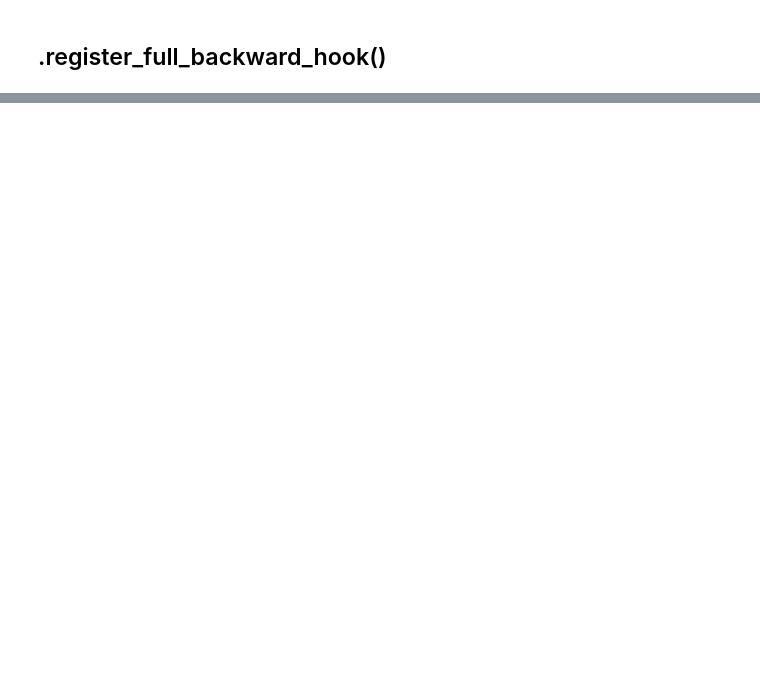
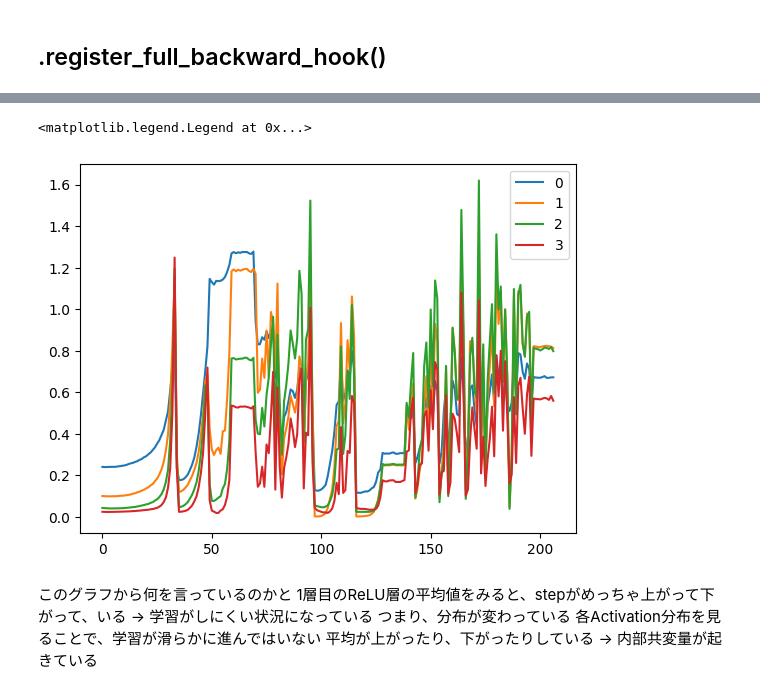
Before and after one commit to yunozon/deeplearing-study-kame, a Jupyter notebook: work/part6_batch_layer.ipynb, the cells around one changed output, grey strips where cells are left out. Cells and saved outputs as stored; diff of their text form; code cells hidden in the pictures; blank space fills up the shorter version.

```diff
--- a/work/part6_batch_layer.ipynb
+++ b/work/part6_batch_layer.ipynb
@@ -205,0 +280,16 @@ grads
+# %%
+# act_means   # [[], [], [], []]
+for act_std in act_stds:
+    plt.plot(act_std)
+
+plt.legend(range(len(act_std)))
+# %% [output]
+<matplotlib.legend.Legend at 0x...>
+[figure, added]
+# %% [markdown]
+このグラフから何を言っているのかと
+1層目のReLU層の平均値をみると、stepがめっちゃ上がって下がって、いる
+-> 学習がしにくい状況になっている
+つまり、分布が変わっている
+各Activation分布を見ることで、学習が滑らかに進んではいない
+平均が上がったり、下がったりしている -> 内部共変量が起きている
```
Also changed, not shown: parts of 20 cells of this notebook, 1 other file.
